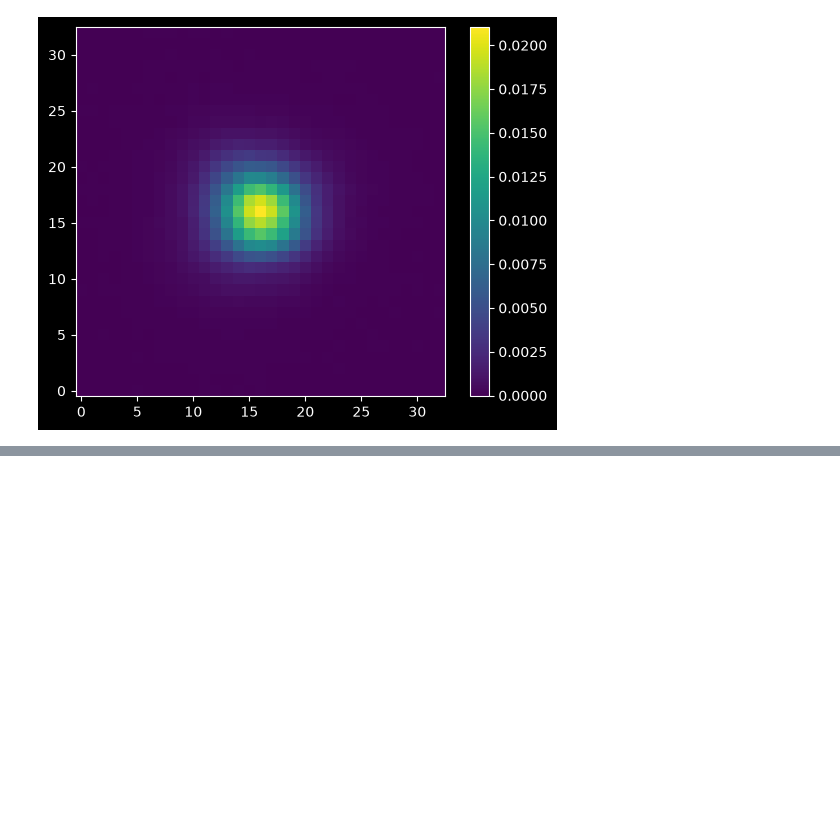
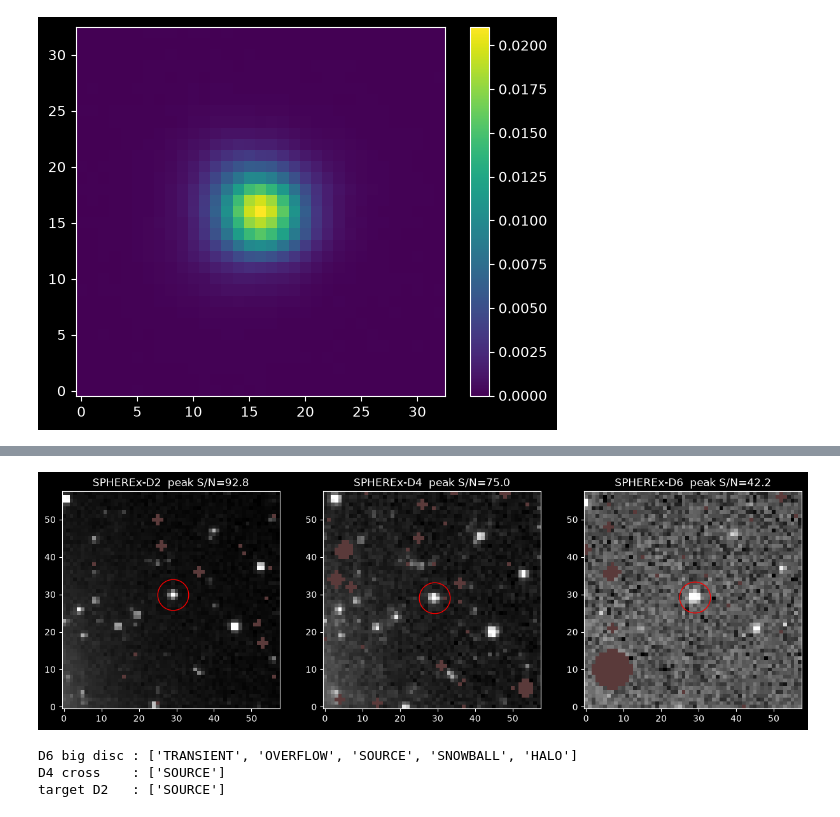
Before and after one commit to mmmaxii/spherex-blink, a Jupyter notebook: validation/notebooks/maxi/01_exploratory.ipynb, the cells around one changed output, grey strips where cells are left out. Cells and saved outputs as stored; diff of their text form; code cells hidden in the pictures; blank space fills up the shorter version.

```diff
--- a/validation/notebooks/maxi/01_exploratory.ipynb
+++ b/validation/notebooks/maxi/01_exploratory.ipynb
@@ -242,0 +276,68 @@ plt.show()
+# %%
+from astropy.visualization import PercentileInterval
+
+HALF = 29  # half-size of the cutout in pixels (~6 arcmin total)
+EXCLUDE = ["SUR_ERROR", "NONFUNC", "MISSING_DATA", "HOT", "COLD", "NONLINEAR",
+           "PERSIST", "BLOOM", "SNOWBALL", "HALO", "SATELLITE_HALO"]  # official recipe
+
+CMAP = plt.cm.gray.copy()
+CMAP.set_bad("#5a3a3a")  # masked pixels: explicit colour, never confused with empty sky
+
+
+def load_cutout(row, half=HALF):
+    """Read IMAGE, VARIANCE and FLAGS around the target for one SIA row (lazy reads from S3)."""
+    url = cfg.s3_https_base + json.loads(row["cloud_access"])["aws"]["key"]
+    hd = fits.open(url, use_fsspec=True, lazy_load_hdus=True)
+    hh = hd["IMAGE"].header
+    x, y = map(float, WCS(hh).world_to_pixel(position_at(hh["MJD-AVG"])))
+    r0, c0 = int(y) - half, int(x) - half
+    sl = (slice(r0, r0 + 2 * half), slice(c0, c0 + 2 * half))
+
+    bits = {int(k[4:]): v for k, v in hd["FLAGS"].header.items() if k.startswith("MSKN")}
+    bad = sum(1 << b for b, name in bits.items() if name in EXCLUDE)
+
+    img = hd["IMAGE"].section[sl]
+    var = hd["VARIANCE"].section[sl]
+    flags = hd["FLAGS"].section[sl].astype(np.int64)
+    masked = np.where((flags & bad) != 0, np.nan, img)
+
+    return dict(img=img, masked=masked, var=var, flags=flags, bits=bits,
+                x=x - c0, y=y - r0, mjd=hh["MJD-AVG"], url=url)
+
+
+def peak_snr(c):
+    yy, xx = int(round(c["y"])), int(round(c["x"]))
+    return (c["img"][yy, xx] - np.nanmedian(c["masked"])) / np.sqrt(c["var"][yy, xx])
+
+
+def show(c, ax, title=""):
+    norm = ImageNormalize(c["masked"], interval=PercentileInterval(99.5), stretch=AsinhStretch(0.1))
+    ax.imshow(c["masked"], origin="lower", cmap=CMAP, norm=norm)
+    ax.plot(c["x"], c["y"], "o", mfc="none", mec="r", ms=35, mew=1)
+    ax.set_title(f"{title}  peak S/N={peak_snr(c):.1f}")
+
+
+def which_bits(c, col, row):
+    """Flag names set on one pixel of the cutout (col = x, row = y as in the plot)."""
+    v = int(c["flags"][row, col])
+    return [c["bits"][b] for b in sorted(c["bits"]) if (v >> b) & 1]
+
+
+# --- same point, three detectors ---------------------------------------------------------
+out = {}
+fig, ax = plt.subplots(1, 3, figsize=(15, 5))
+for a, det in zip(ax, ["SPHEREx-D2", "SPHEREx-D4", "SPHEREx-D6"]):
+    rows = t[t["energy_bandpassname"] == det]
+    out[det] = load_cutout(rows[len(rows) // 2])
+    show(out[det], a, det)
+plt.show()
+
+# --- what is each masked shape? (adjust the pixels to the ones you see) -------------------
+print("D6 big disc :", which_bits(out["SPHEREx-D6"], 7, 10))
+print("D4 cross    :", which_bits(out["SPHEREx-D4"], 5, 27))
+print("target D2   :", which_bits(out["SPHEREx-D2"], round(out["SPHEREx-D2"]["x"]), round(out["SPHEREx-D2"]["y"])))
+# %% [output]
+[figure, added]
+D6 big disc : ['TRANSIENT', 'OVERFLOW', 'SOURCE', 'SNOWBALL', 'HALO']
+D4 cross    : ['SOURCE']
+target D2   : ['SOURCE']
```
Also changed, not shown: parts of 2 cells of this notebook, 3 other files.
